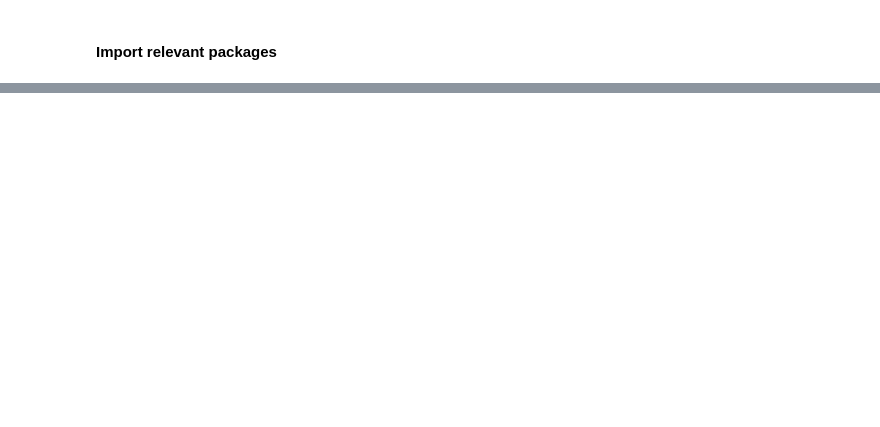
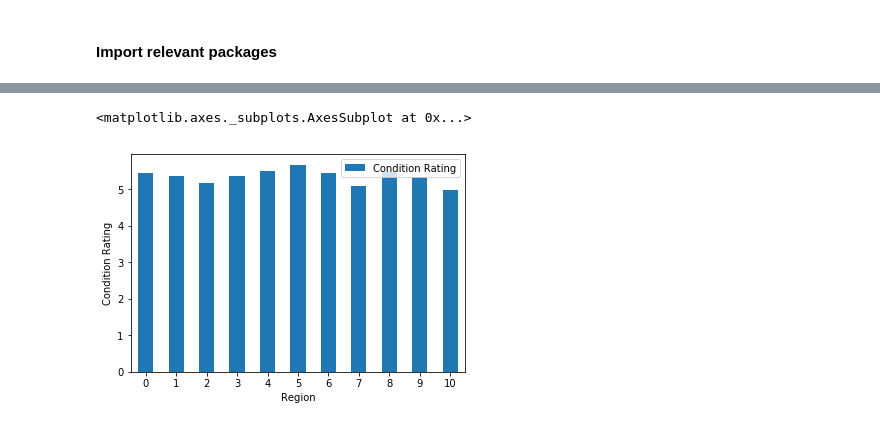
Before and after one commit to jahonis123/jackson-capstone, a Jupyter notebook: Applied Data Science Capstone.ipynb, the cells around one changed output, grey strips where cells are left out. Drawn from its saved outputs; the diff is of its cells as text; code cells hidden in the pictures; blank space fills up the shorter version.

```diff
--- a/Applied Data Science Capstone.ipynb
+++ b/Applied Data Science Capstone.ipynb
@@ -155,0 +24,11 @@ venues_map
+# %%
+
+import types
+import pandas as pd
+from botocore.client import Config
+import ibm_boto3
+
+def __iter__(self): return 0
+g
+df_data_1 = pd.read_csv(body)
+df_data_1.head()
@@ -155,0 +42,4 @@ venues_map
+# %%
+df = df_data_1
+df = df.dropna(subset=['Condition Rating'])
+df = df[(df[['Condition Rating']] != 0).all(axis=1)]
@@ -155,0 +50,2 @@ venues_map
+# %%
+df_region = df.groupby(['Region Code'], as_index=False).mean()
@@ -155,0 +67,8 @@ venues_map
+# %%
+ax = df_region.plot.bar(y='Condition Rating', rot=0)
+ax.set_xlabel('Region')
+ax.set_ylabel('Condition Rating')
+ax
+# %% [output]
+<matplotlib.axes._subplots.AxesSubplot at 0x...>
+[figure, added]
```
Also changed, not shown: parts of 29 cells of this notebook.
